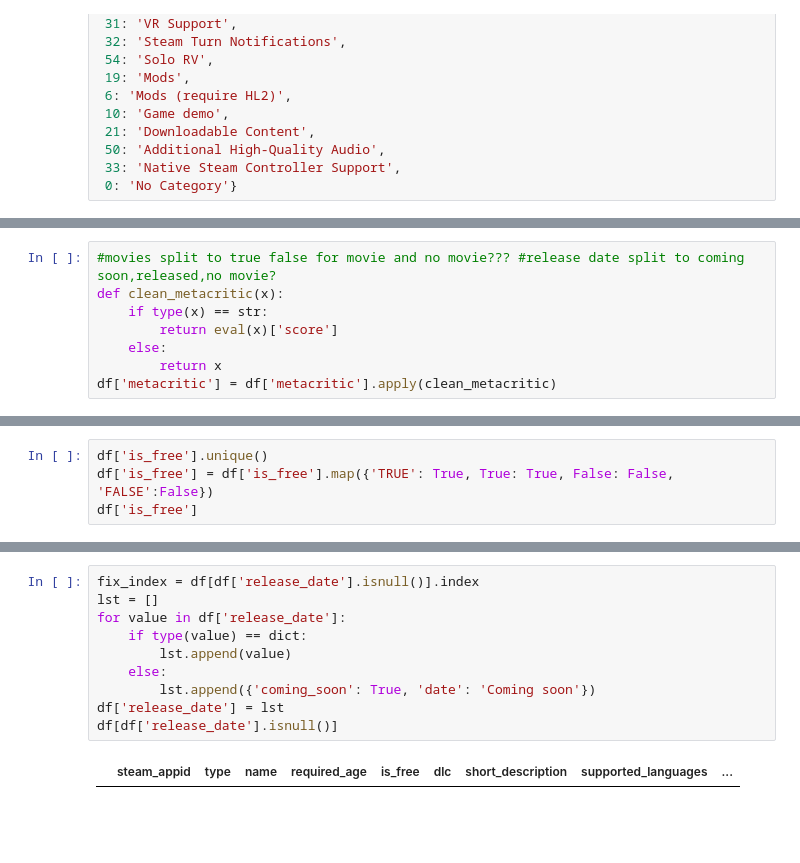
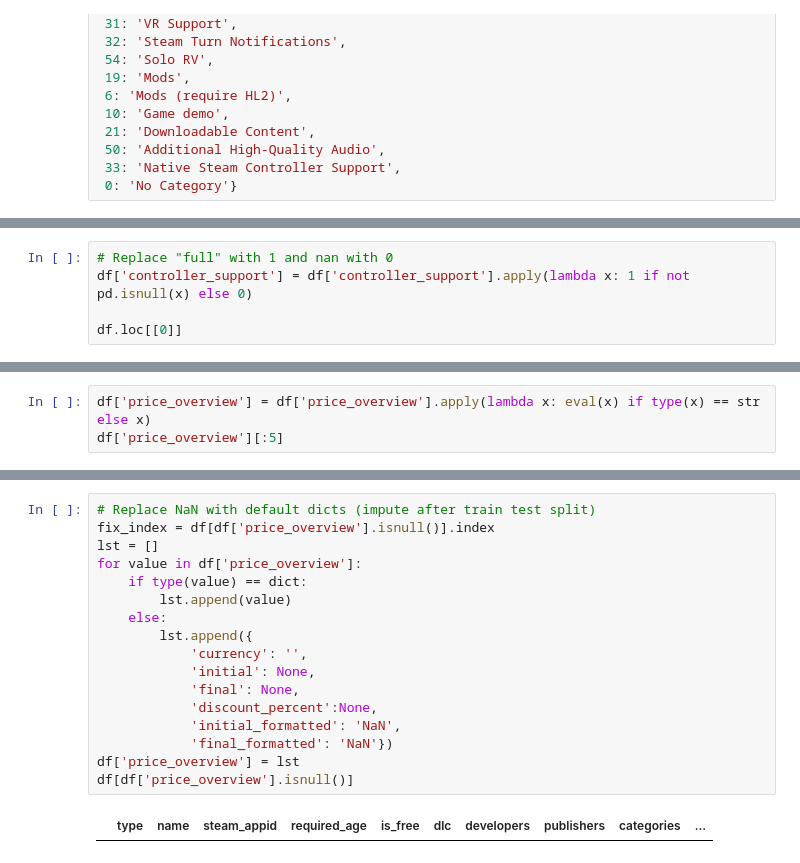
Before and after one commit to kYuXian/is4242-project, a Jupyter notebook: Project Code/steam_store_cleaning.ipynb, the cells around one changed output, grey strips where cells are left out. Cells and saved outputs as stored; diff of their text form; blank space fills up the shorter version.

```diff
--- a/Project Code/steam_store_cleaning.ipynb
+++ b/Project Code/steam_store_cleaning.ipynb
@@ -525,8 +255,0 @@ len(s)
-# %%
-#movies split to true false for movie and no movie??? #release date split to coming soon,released,no movie?
-def clean_metacritic(x):
-    if type(x) == str:
-        return eval(x)['score']
-    else:
-        return x
-df['metacritic'] = df['metacritic'].apply(clean_metacritic)
@@ -542,4 +255,0 @@ df.head()
-# %%
-df['is_free'].unique()
-df['is_free'] = df['is_free'].map({'TRUE': True, True: True, False: False, 'FALSE':False})
-df['is_free']
@@ -594,0 +290,5 @@ df[df['release_date'].isnull()] #We will treat this as false since it also has 0
+# %%
+# Replace "full" with 1 and nan with 0
+df['controller_support'] = df['controller_support'].apply(lambda x: 1 if not pd.isnull(x) else 0)
+
+df.loc[[0]]
@@ -594,0 +300,3 @@ df[df['release_date'].isnull()] #We will treat this as false since it also has 0
+# %%
+df['price_overview'] = df['price_overview'].apply(lambda x: eval(x) if type(x) == str else x)
+df['price_overview'][:5]
@@ -595,12 +310,19 @@ df[df['release_date'].isnull()] #We will treat this as false since it also has 0
 # %%
-fix_index = df[df['release_date'].isnull()].index
+# Replace NaN with default dicts (impute after train test split)
+fix_index = df[df['price_overview'].isnull()].index
 lst = []
-for value in df['release_date']:
+for value in df['price_overview']:
     if type(value) == dict:
         lst.append(value)
     else:
-        lst.append({'coming_soon': True, 'date': 'Coming soon'})
-df['release_date'] = lst
-df[df['release_date'].isnull()]
+        lst.append({
+            'currency': '',
+            'initial': None,
+            'final': None,
+            'discount_percent':None,
+            'initial_formatted': 'NaN',
+            'final_formatted': 'NaN'})
+df['price_overview'] = lst
+df[df['price_overview'].isnull()]
 # %% [output]
-|  | steam_appid | type | name | required_age | is_free | dlc | short_description | supported_languages | ... |
+|  | type | name | steam_appid | required_age | is_free | dlc | developers | publishers | categories | ... |
```
Also changed, not shown: parts of 77 cells of this notebook, 10 other files.
